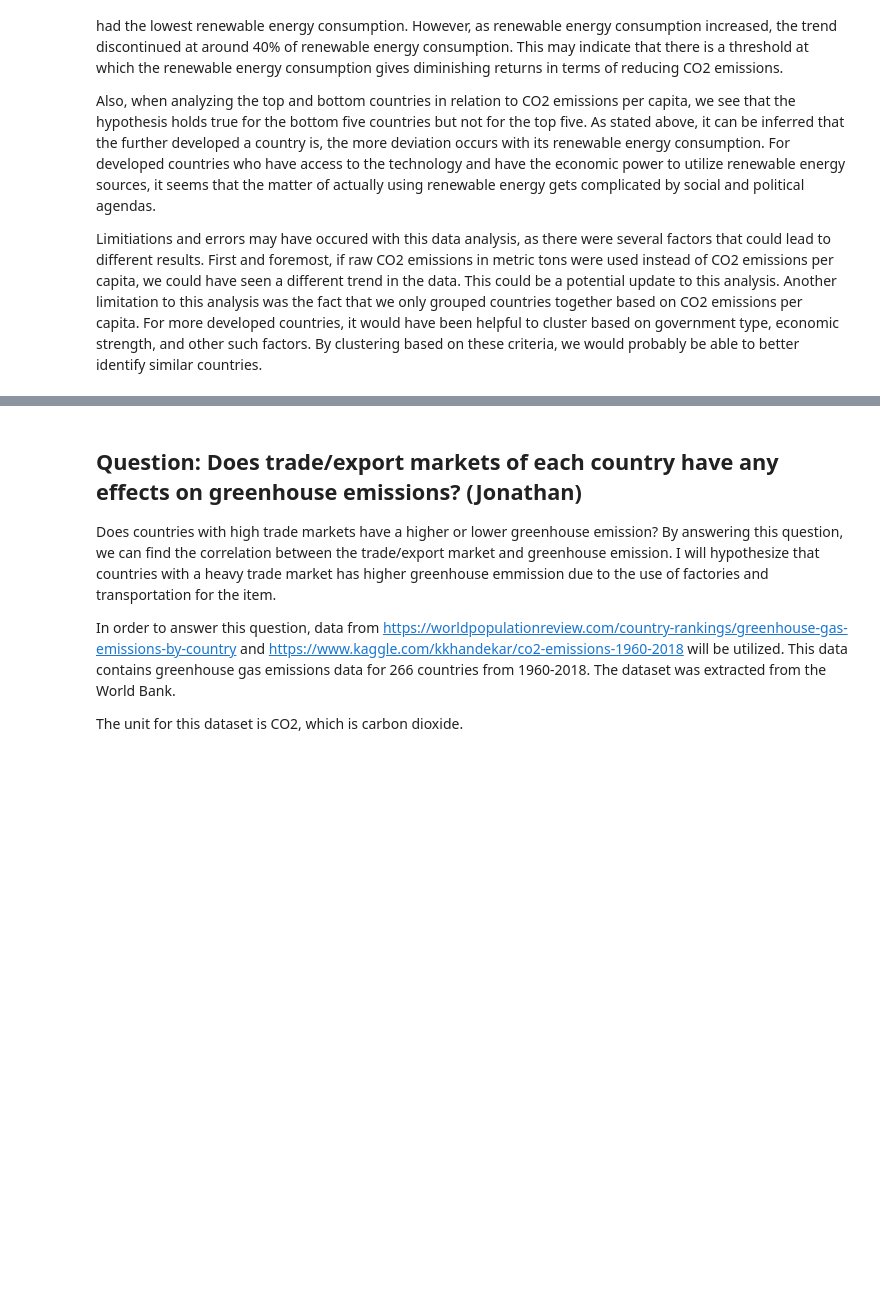
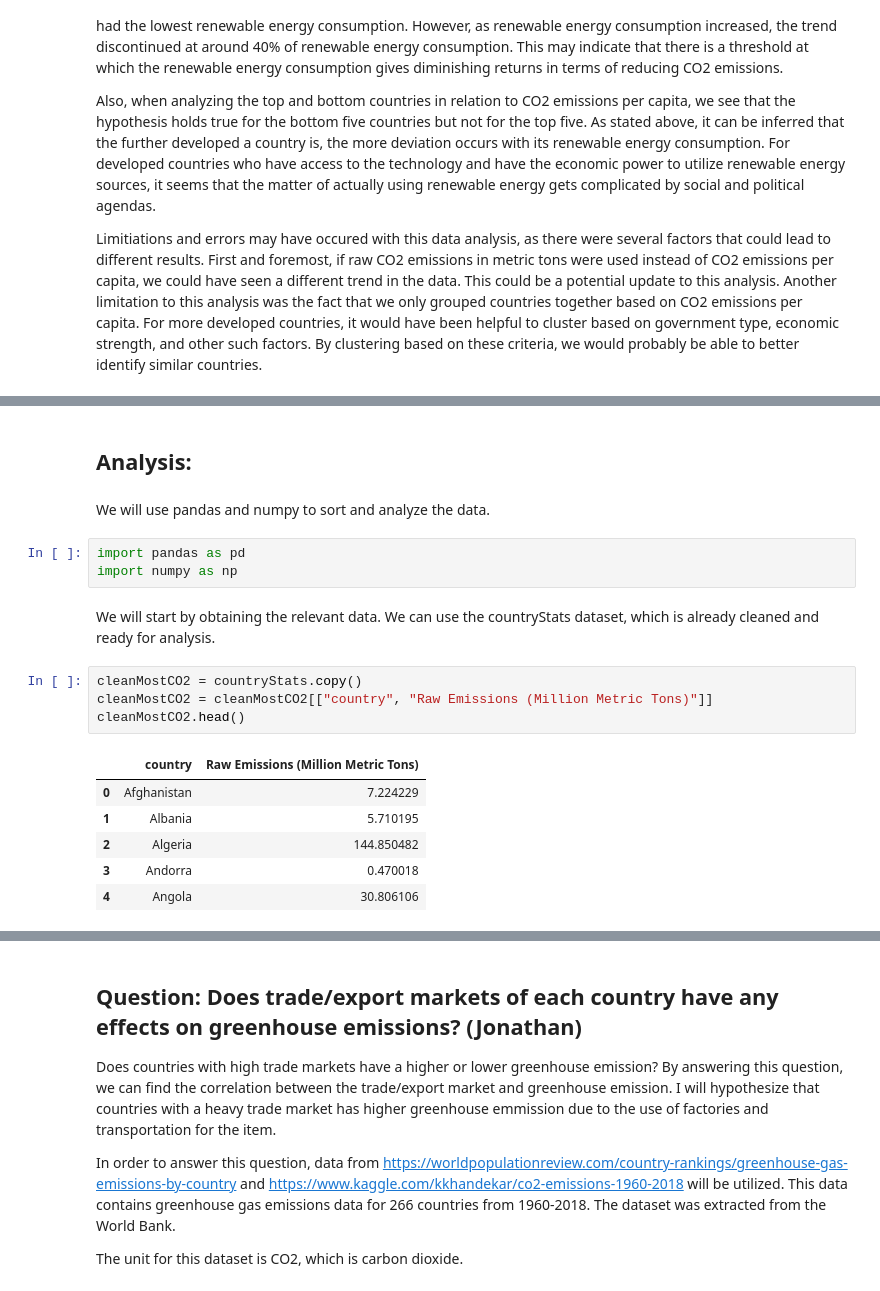
Before and after one commit to melotic/cs3654-project, a Jupyter notebook: Project3.ipynb, the cells around one changed output, grey strips where cells are left out. Cells and saved outputs as stored; diff of their text form; blank space fills up the shorter version.

```diff
--- a/Project3.ipynb
+++ b/Project3.ipynb
@@ -1739,0 +1748,20 @@ Limitiations and errors may have occured with this data analysis, as there were
+# %% [markdown]
+## Analysis:
+# %% [markdown]
+We will use pandas and numpy to sort and analyze the data.
+# %%
+import pandas as pd
+import numpy as np
+# %% [markdown]
+We will start by obtaining the relevant data. We can use the countryStats dataset, which is already cleaned and ready for analysis.
+# %%
+cleanMostCO2 = countryStats.copy()
+cleanMostCO2 = cleanMostCO2[["country", "Raw Emissions (Million Metric Tons)"]]
+cleanMostCO2.head()
+# %% [output]
+|  | country | Raw Emissions (Million Metric Tons) |
+| 0 | Afghanistan | 7.224229 |
+| 1 | Albania | 5.710195 |
+| 2 | Algeria | 144.850482 |
+| 3 | Andorra | 0.470018 |
+| 4 | Angola | 30.806106 |
```
Also changed, not shown: parts of 8 cells of this notebook.
